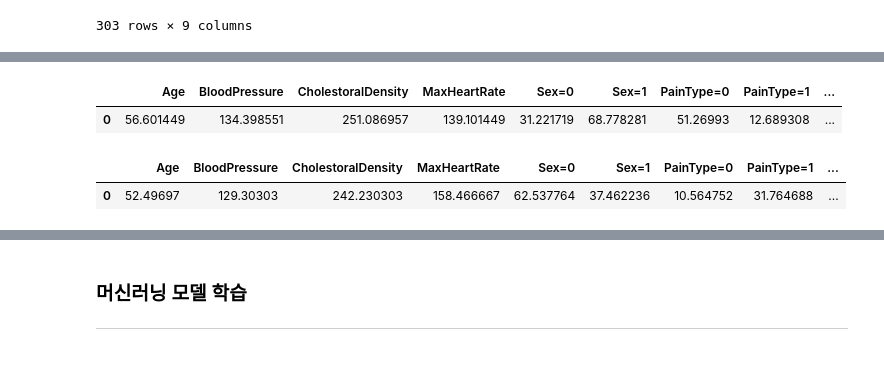
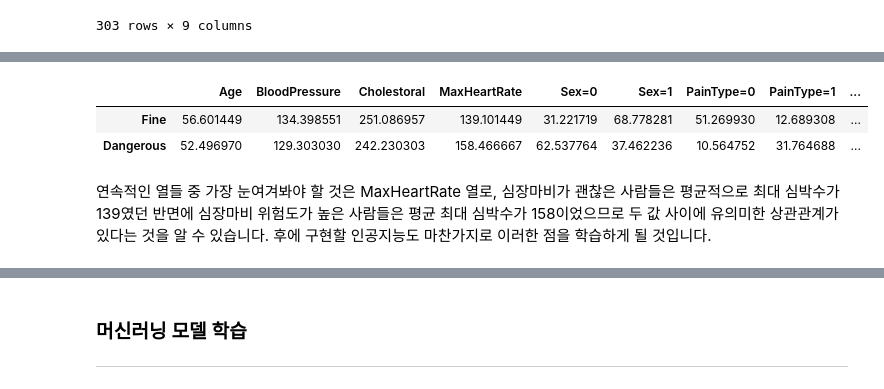
Before and after one commit to XxCtrlZxX/AI_Project2_2021, a Jupyter notebook: HeartAttack_Prediction/data_processing.ipynb, the cells around one changed output, grey strips where cells are left out. Cells and saved outputs as stored; diff of their text form; code cells hidden in the pictures; blank space fills up the shorter version.

Commit message:
Data processing notes added

```diff
--- a/HeartAttack_Prediction/data_processing.ipynb
+++ b/HeartAttack_Prediction/data_processing.ipynb
@@ -49,16 +52,17 @@ origin_df
 | 302 | 57 | 0 | 1 | 130 | 236 | 0 | 174 | 0 | 0 |
 303 rows × 9 columns
 # %%
+#각 열들의 이름 바꾸기
 origin_df.rename(
     columns = {
         'age' : 'Age',
         'sex' : 'Sex',
         'cp' : 'PainType',
         'trtbps' : 'BloodPressure',
-        'chol' : 'CholestoralDensity',
+        'chol' : 'Cholestoral',
         'fbs' : 'BloodSugar',
         'thalachh' : 'MaxHeartRate',
-        'exng' : 'IsExerciseInduced',
+        'exng' : 'ExerciseInduced',
         'output' : 'Result',
     },
     inplace = True
@@ -106,37 +118,47 @@ medi_df
 303 rows × 19 columns
 # %%
-fine_df = medi_df[medi_df['Result'] == 0]
-dan_df = medi_df[medi_df['Result'] == 1]
-excluded_names = ['Sex', 'PainType', 'BloodSugar', 'IsExerciseInduced', 'Result']
+#심장마비 가능성이 낮은 사람들 모음
+fine_df = onehot_df[medi_df['Result'] == 0]
+#심장마비 가능성이 높은 사람들 모음
+dan_df = onehot_df[medi_df['Result'] == 1]
+#이미 One-Hot을 적용한 열들은 제외할 것 (더이상 의미가 없음)
+excluded_names = ['Sex', 'PainType', 'BloodSugar', 'ExerciseInduced', 'Result']
 # %%
 sums = dict()
-fine_df_mean = pd.DataFrame()
+mean_df = pd.DataFrame()
+#제외된 열들을 제외한 열들에 대해서만 반복
 for colname in fine_df.drop(excluded_names, axis = 1).columns:
+    #One-Hot으로 생성된 열일 경우: 가중치에 대해 각각의 비율 구하기
     if colname[:-2] in atomic_col_names:
-        if not(colname[:-2] in sums.keys()): sums[colname[:-2]] = 0
-        fine_df_mean[colname] = pd.Series(fine_df[colname].sum() / (medi_df[colname].sum() / len(medi_df.index)))
-        sums[colname[:-2]] += fine_df_mean[colname][0]
+        #이후의 정규화를 위한 딕셔너리 값 초기화
+        if not(colname[:-2] in sums.keys()): sums[colname[:-2]] = [0, 0]
+        #성비 불균형과 같은 문제[*]를 해소하기 위한 가중치 부여
+        mean_df[colname] = pd.Series([
+            fine_df[colname].sum() / onehot_df[colname].sum(),
+            dan_df[colname].sum() / onehot_df[colname].sum(),
+        ])
+        #정규화를 위한 각 기준 열에 대한 총합 구하기
+        sums[colname[:-2]][0] += mean_df[colname][0]
+        sums[colname[:-2]][1] += mean_df[colname][1]
+    #일반적인 경우: 평균값 구하기
     else:
-        fine_df_mean[colname] = pd.Series(fine_df[colname].mean())
-for colname in fine_df_mean.columns:
-    if colname[:-2] in sums.keys(): fine_df_mean[colname] = fine_df_mean[colname] / sums[colname[:-2]] * 100
-fine_df_mean
+        mean_df[colname] = pd.Series([
+            fine_df[colname].mean(),
+            dan_df[colname].mean(),
+        ])
+#정규화
+for colname in mean_df.columns:
+    if colname[:-2] in sums.keys(): mean_df[colname] = mean_df[colname] / sums[colname[:-2]] * 100
+#인덱스 이름 재정의
+mean_df.rename(
+    index = {
+        0 : 'Fine',
+        1 : 'Dangerous',
+    },
+    inplace = True
+)
+mean_df
 # %% [output]
-|  | Age | BloodPressure | CholestoralDensity | MaxHeartRate | Sex=0 | Sex=1 | PainType=0 | PainType=1 | ... |
-| 0 | 56.601449 | 134.398551 | 251.086957 | 139.101449 | 31.221719 | 68.778281 | 51.26993 | 12.689308 | ... |
+|  | Age | BloodPressure | Cholestoral | MaxHeartRate | Sex=0 | Sex=1 | PainType=0 | PainType=1 | ... |
+| Fine | 56.601449 | 134.398551 | 251.086957 | 139.101449 | 31.221719 | 68.778281 | 51.269930 | 12.689308 | ... |
+| Dangerous | 52.496970 | 129.303030 | 242.230303 | 158.466667 | 62.537764 | 37.462236 | 10.564752 | 31.764688 | ... |
-# %%
-sums = dict()
-dan_df_mean = pd.DataFrame()
-for colname in dan_df.drop(excluded_names, axis = 1).columns:
-    if colname[:-2] in atomic_col_names:
-        if not(colname[:-2] in sums.keys()): sums[colname[:-2]] = 0
-        dan_df_mean[colname] = pd.Series(dan_df[colname].sum() / (medi_df[colname].sum() / len(dan_df.index)))
-        sums[colname[:-2]] += dan_df_mean[colname][0]
-    else:
-        dan_df_mean[colname] = pd.Series(dan_df[colname].mean())
-for colname in fine_df_mean.columns:
-    if colname[:-2] in sums.keys(): dan_df_mean[colname] = dan_df_mean[colname] / sums[colname[:-2]] * 100
-dan_df_mean
-# %% [output]
-|  | Age | BloodPressure | CholestoralDensity | MaxHeartRate | Sex=0 | Sex=1 | PainType=0 | PainType=1 | ... |
-| 0 | 52.49697 | 129.30303 | 242.230303 | 158.466667 | 62.537764 | 37.462236 | 10.564752 | 31.764688 | ... |
@@ -144,0 +165,2 @@ plt
+# %% [markdown]
+연속적인 열들 중 가장 눈여겨봐야 할 것은 MaxHeartRate 열로, 심장마비가 괜찮은 사람들은 평균적으로 최대 심박수가 139였던 반면에 심장마비 위험도가 높은 사람들은 평균 최대 심박수가 158이었으므로 두 값 사이에 유의미한 상관관계가 있다는 것을 알 수 있습니다. 후에 구현할 인공지능도 마찬가지로 이러한 점을 학습하게 될 것입니다.
```
Also changed, not shown: parts of 8 cells of this notebook.
